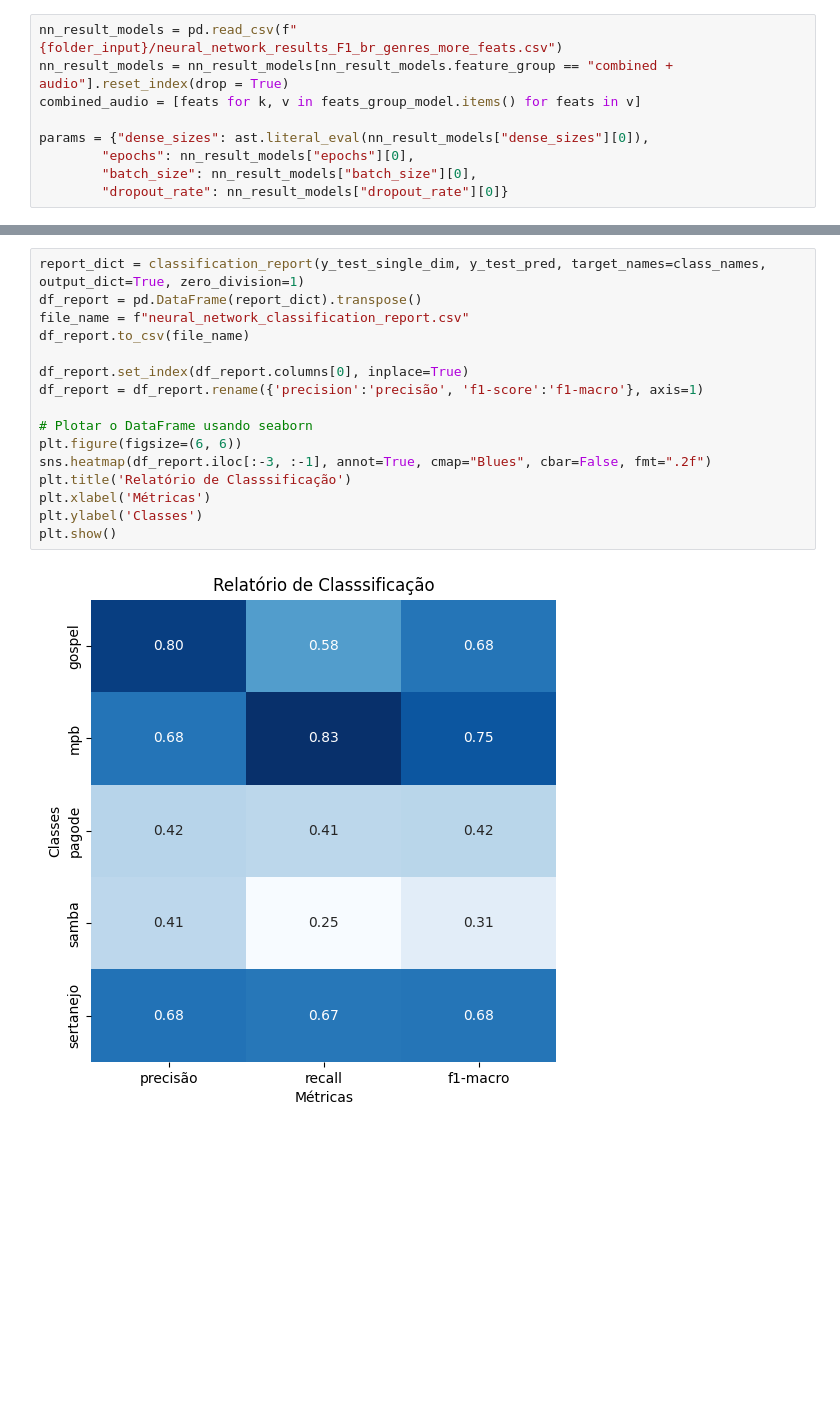
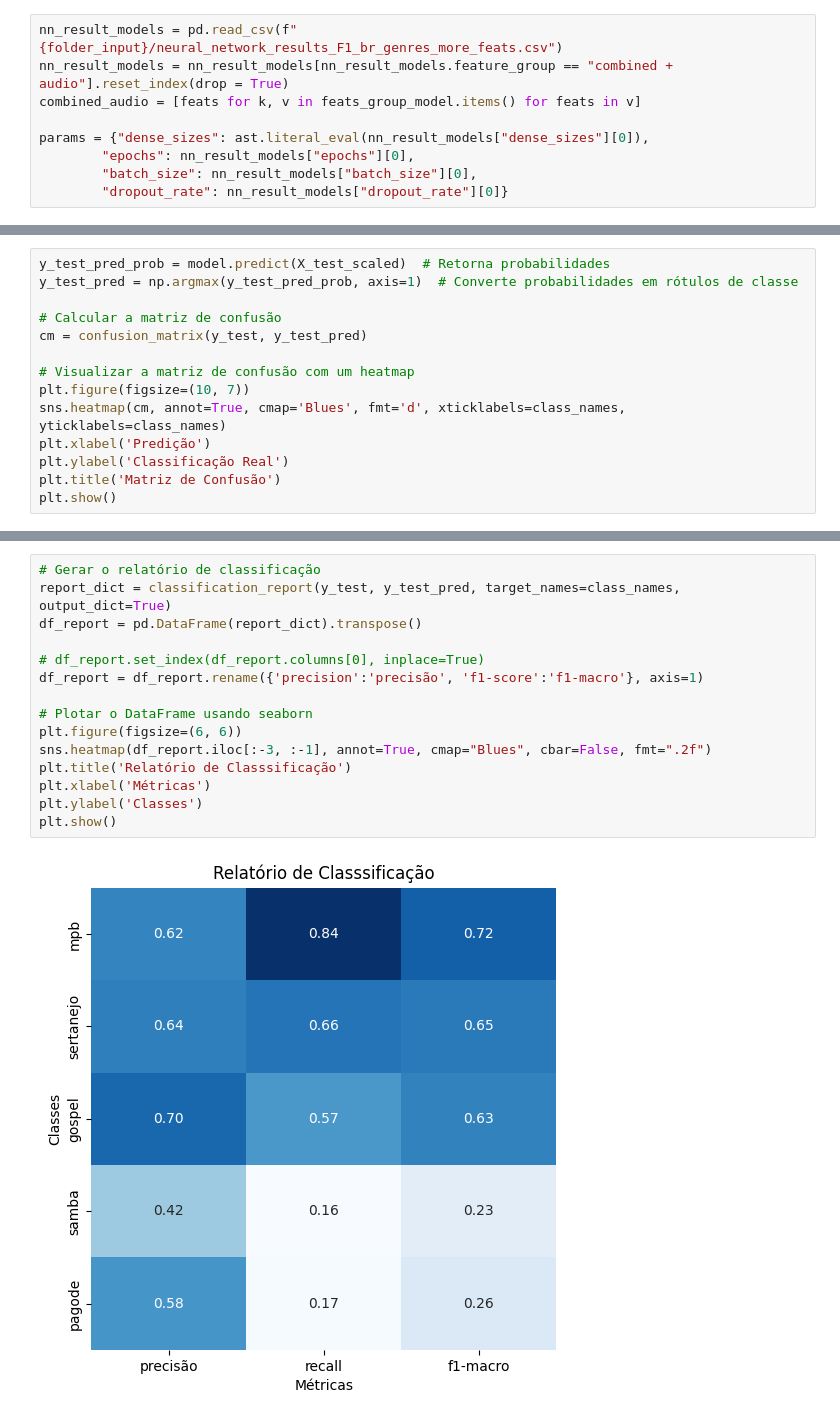
Before and after one commit to leticiatavaresds/Analysis-of-Songs-in-Portuguese, a Jupyter notebook: 02_Analysis/04_Best_Model.ipynb, the cells around one changed output, grey strips where cells are left out. Saved outputs shown, nothing was run; the diff lists cells and outputs as text; blank space fills up the shorter version.

Commit message:
Fix SVM, Neural Network and Random seed

```diff
--- a/02_Analysis/04_Best_Model.ipynb
+++ b/02_Analysis/04_Best_Model.ipynb
@@ -216,0 +319,14 @@ plt.show()
+# %%
+y_test_pred_prob = model.predict(X_test_scaled)  # Retorna probabilidades
+y_test_pred = np.argmax(y_test_pred_prob, axis=1)  # Converte probabilidades em rótulos de classe
+
+# Calcular a matriz de confusão
+cm = confusion_matrix(y_test, y_test_pred)
+
+# Visualizar a matriz de confusão com um heatmap
+plt.figure(figsize=(10, 7))
+sns.heatmap(cm, annot=True, cmap='Blues', fmt='d', xticklabels=class_names, yticklabels=class_names)
+plt.xlabel('Predição')
+plt.ylabel('Classificação Real')
+plt.title('Matriz de Confusão')
+plt.show()
@@ -217,18 +338,17 @@ plt.show()
 # %%
-report_dict = classification_report(y_test_single_dim, y_test_pred, target_names=class_names, output_dict=True, zero_division=1)
+# Gerar o relatório de classificação
+report_dict = classification_report(y_test, y_test_pred, target_names=class_names, output_dict=True)
 df_report = pd.DataFrame(report_dict).transpose()
-file_name = f"neural_network_classification_report.csv"
-df_report.to_csv(file_name)
 
-df_report.set_index(df_report.columns[0], inplace=True)
+# df_report.set_index(df_report.columns[0], inplace=True)
 df_report = df_report.rename({'precision':'precisão', 'f1-score':'f1-macro'}, axis=1)
 
 # Plotar o DataFrame usando seaborn
 plt.figure(figsize=(6, 6))
 sns.heatmap(df_report.iloc[:-3, :-1], annot=True, cmap="Blues", cbar=False, fmt=".2f")
 plt.title('Relatório de Classsificação')
 plt.xlabel('Métricas')
 plt.ylabel('Classes')
 plt.show()
 # %% [output]
-[figure, old version]
+[figure, new version]
```
Also changed, not shown: parts of 24 cells of this notebook, 32 other files.
